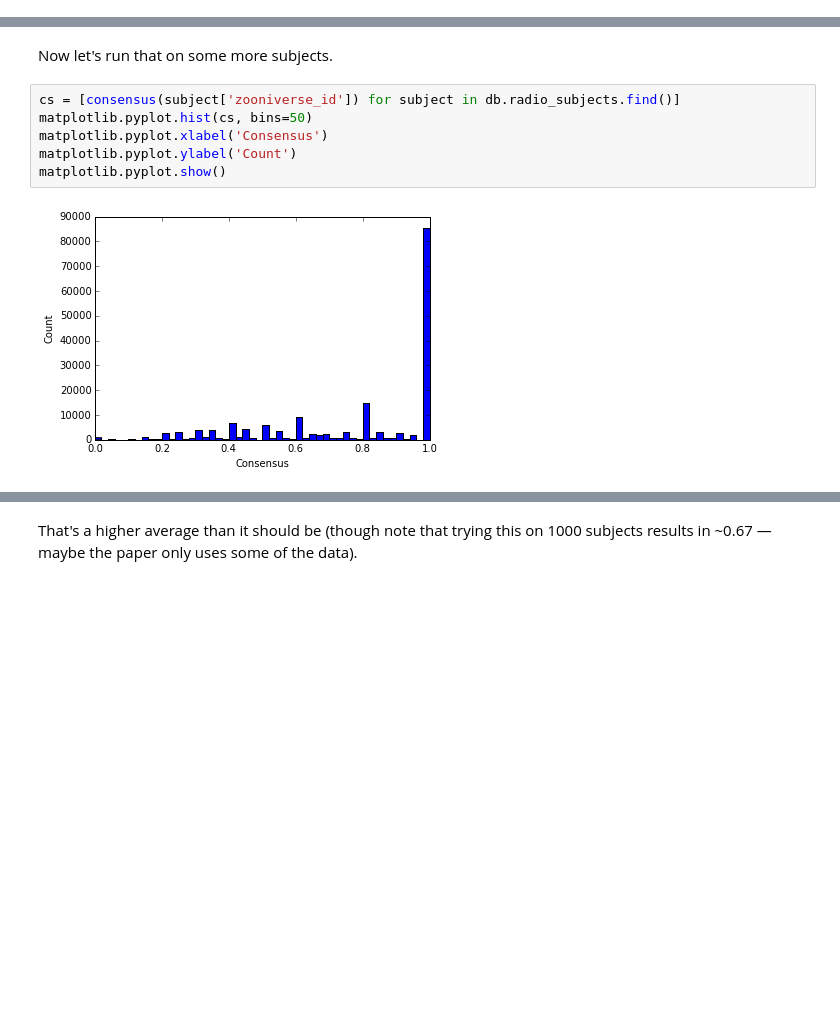
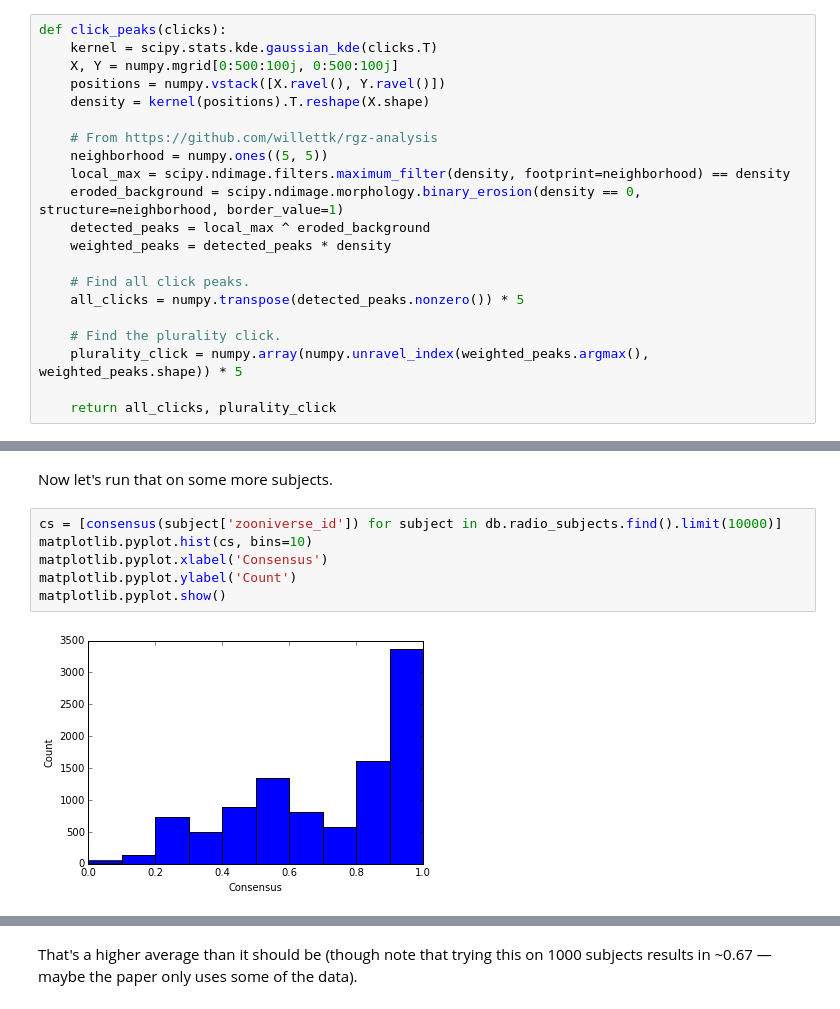
Before and after one commit to chengsoonong/crowdastro, a Jupyter notebook: notebooks/potential_host_counting.ipynb, the cells around one changed output, grey strips where cells are left out. Drawn from its saved outputs; the diff is of its cells as text; blank space fills up the shorter version.

```diff
--- a/notebooks/potential_host_counting.ipynb
+++ b/notebooks/potential_host_counting.ipynb
@@ -280 +281,22 @@ I'll also have to cache the data I'm downloading locally somehow. I don't want t
+# %%
+def click_peaks(clicks):
+    kernel = scipy.stats.kde.gaussian_kde(clicks.T)
+    X, Y = numpy.mgrid[0:500:100j, 0:500:100j]
+    positions = numpy.vstack([X.ravel(), Y.ravel()])
+    density = kernel(positions).T.reshape(X.shape)
+
+    # From https://github.com/willettk/rgz-analysis
+    neighborhood = numpy.ones((5, 5))
+    local_max = scipy.ndimage.filters.maximum_filter(density, footprint=neighborhood) == density
+    eroded_background = scipy.ndimage.morphology.binary_erosion(density == 0, structure=neighborhood, border_value=1)
+    detected_peaks = local_max ^ eroded_background
+    weighted_peaks = detected_peaks * density
+
+    # Find all click peaks.
+    all_clicks = numpy.transpose(detected_peaks.nonzero()) * 5
+
+    # Find the plurality click.
+    plurality_click = numpy.array(numpy.unravel_index(weighted_peaks.argmax(), weighted_peaks.shape)) * 5
+
+    return all_clicks, plurality_click
 # %%
@@ -430,13 +414,13 @@ consensus('ARG000180p')
 # %% [markdown]
 Now let's run that on some more subjects.
 # %%
-cs = [consensus(subject['zooniverse_id']) for subject in db.radio_subjects.find()]
-matplotlib.pyplot.hist(cs, bins=50)
+cs = [consensus(subject['zooniverse_id']) for subject in db.radio_subjects.find().limit(10000)]
+matplotlib.pyplot.hist(cs, bins=10)
 matplotlib.pyplot.xlabel('Consensus')
 matplotlib.pyplot.ylabel('Count')
 matplotlib.pyplot.show()
 # %% [output]
-[figure, old version]
+[figure, new version]
 # %%
 # Sanity check: The mean consensus found by Banfield et al. was 0.67.
 print(numpy.mean(cs))
```
Also changed, not shown: parts of 12 cells of this notebook, 1 other file.
